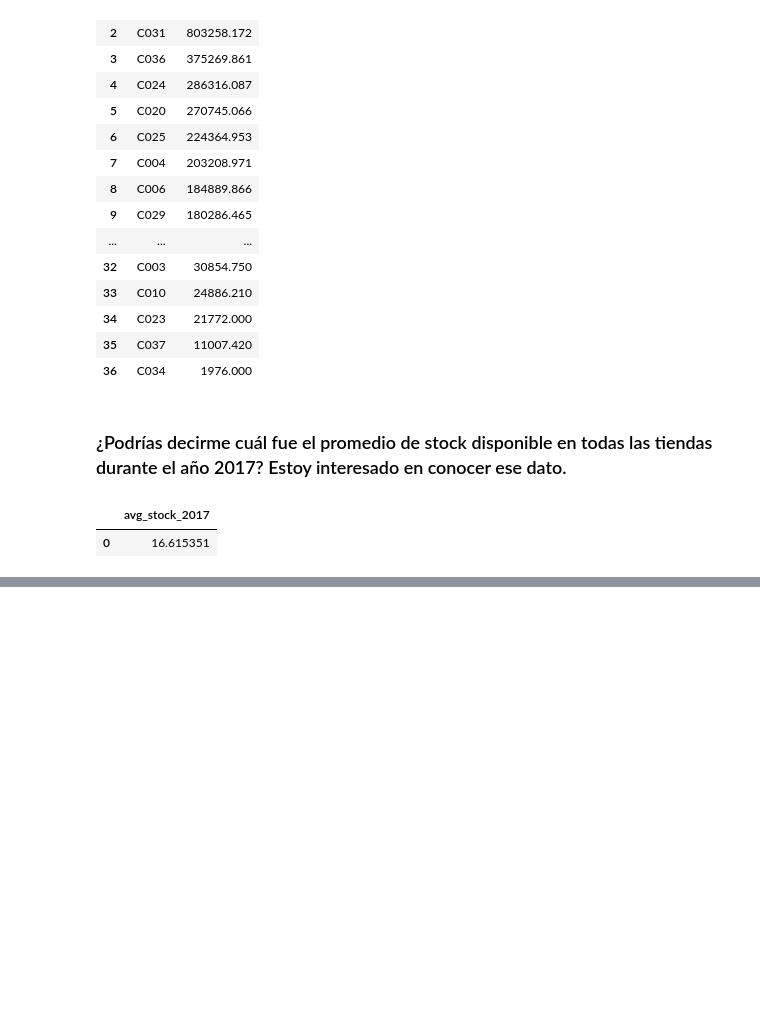
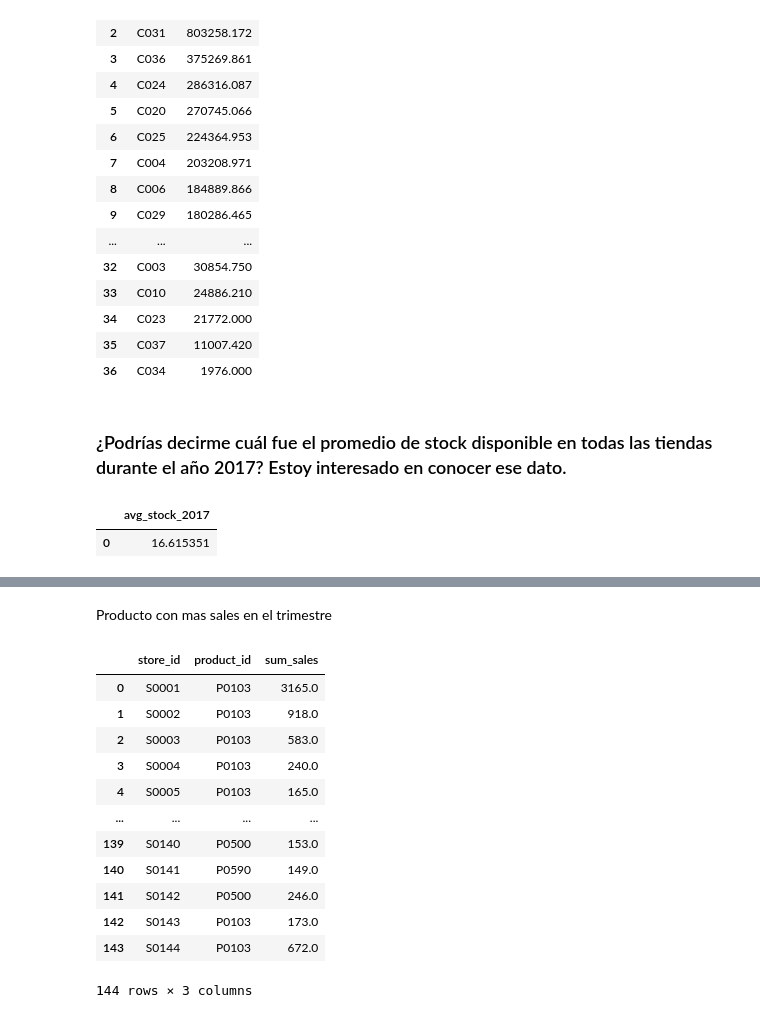
Before and after one commit to andreslunaa/onboarding-sql, a Jupyter notebook: analisis_sqlalchemy.ipynb, the cells around one changed output, grey strips where cells are left out. Saved outputs shown, nothing was run; the diff lists cells and outputs as text; code cells hidden in the pictures; blank space fills up the shorter version.

```diff
--- a/analisis_sqlalchemy.ipynb
+++ b/analisis_sqlalchemy.ipynb
@@ -232,0 +256,44 @@ Me gustaría saber cuál fue el tamaño promedio de las tiendas en cada ciudad d
+# %% [markdown]
+Producto con mas sales en el trimestre
+# %%
+query = """
+WITH ventas_producto AS (
+    SELECT
+        store_id,
+        product_id,
+        SUM(sales) AS sum_sales
+    FROM sales
+    WHERE anio = '2019'
+      AND CAST(mes AS INTEGER) BETWEEN 7 AND 9
+    GROUP BY store_id, product_id
+),
+max_ventas_por_tienda AS (
+    SELECT
+        store_id,
+        MAX(sum_sales) AS top_sales
+    FROM ventas_producto
+    GROUP BY store_id
+)
+SELECT vp.*
+FROM ventas_producto vp
+JOIN max_ventas_por_tienda mv
+  ON vp.store_id = mv.store_id AND vp.sum_sales = mv.top_sales
+ORDER BY store_id
+"""
+
+result = pd.read_sql_query(query, engine)
+result
+# %% [output]
+|  | store_id | product_id | sum_sales |
+| 0 | S0001 | P0103 | 3165.0 |
+| 1 | S0002 | P0103 | 918.0 |
+| 2 | S0003 | P0103 | 583.0 |
+| 3 | S0004 | P0103 | 240.0 |
+| 4 | S0005 | P0103 | 165.0 |
+| ... | ... | ... | ... |
+| 139 | S0140 | P0500 | 153.0 |
+| 140 | S0141 | P0590 | 149.0 |
+| 141 | S0142 | P0500 | 246.0 |
+| 142 | S0143 | P0103 | 173.0 |
+| 143 | S0144 | P0103 | 672.0 |
+144 rows × 3 columns
```
Also changed, not shown: parts of 11 cells of this notebook.
